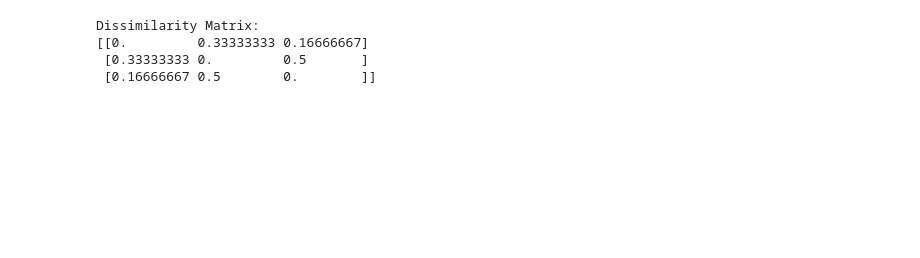
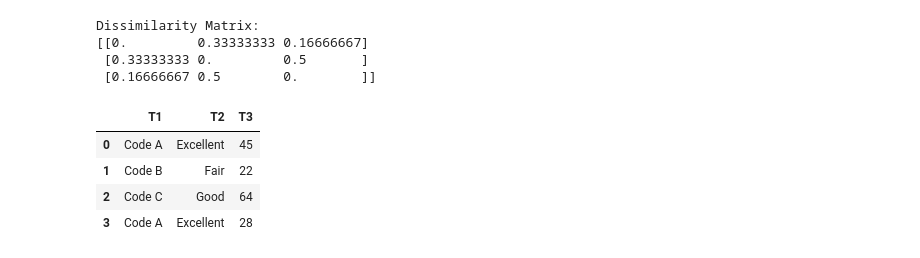
Before and after one commit to AbdulManaf12/advanced-machine-learning, a Jupyter notebook: Chapter-2/#8 Dissimilarity Matrix.ipynb, the cells around one changed output. Drawn from its saved outputs; the diff is of its cells as text; code cells hidden in the pictures; blank space fills up the shorter version.

```diff
--- a/Chapter-2/#8 Dissimilarity Matrix.ipynb
+++ b/Chapter-2/#8 Dissimilarity Matrix.ipynb
@@ -34,3 +34,21 @@ Dissimilarity Matrix:
 [[0.         0.33333333 0.16666667]
  [0.33333333 0.         0.5       ]
  [0.16666667 0.5        0.        ]]
+# %%
+import numpy as np
+import pandas as pd
+
+# Example dataset with mixed attributes (Nominal, Ordinal, Numeric)
+data = pd.DataFrame({
+    'T1': ['Code A', 'Code B', 'Code C', 'Code A'],  # Nominal
+    'T2': ['Excellent', 'Fair', 'Good', 'Excellent'],  # Ordinal
+    'T3': [45, 22, 64, 28]  # Numeric
+})
+
+data
+# %% [output]
+|  | T1 | T2 | T3 |
+| 0 | Code A | Excellent | 45 |
+| 1 | Code B | Fair | 22 |
+| 2 | Code C | Good | 64 |
+| 3 | Code A | Excellent | 28 |
```
Also changed, not shown: parts of 1 cell of this notebook.
